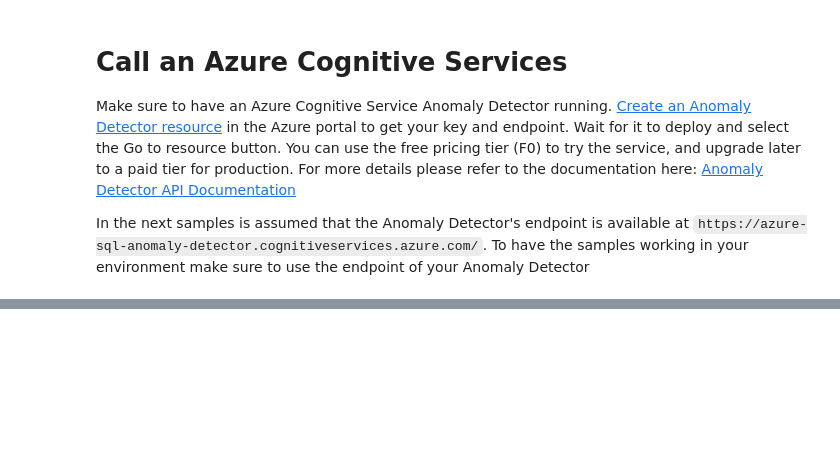
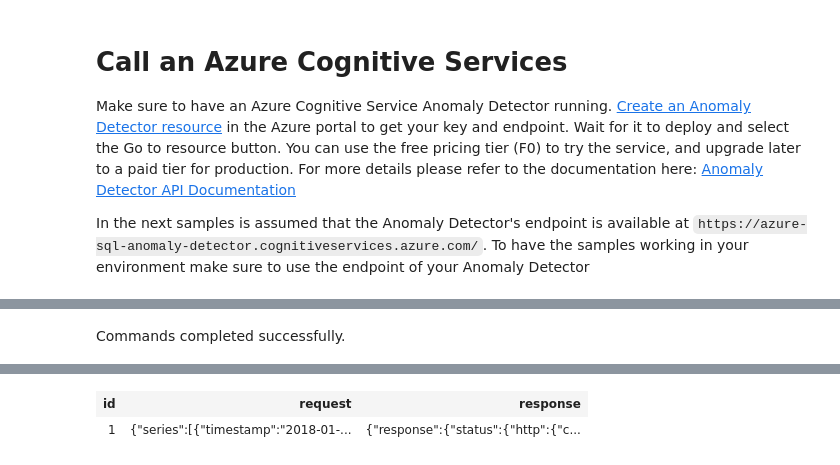
Before and after one commit to Azure-Samples/azure-sql-db-invoke-external-rest-endpoints, a Jupyter notebook: azure-cognitive-services.ipynb, the cells around one changed output, grey strips where cells are left out. Cells and saved outputs as stored; diff of their text form; code cells hidden in the pictures; blank space fills up the shorter version.

```diff
--- a/azure-cognitive-services.ipynb
+++ b/azure-cognitive-services.ipynb
@@ -16,0 +321,14 @@ In the next samples is assumed that the Anomaly Detector's endpoint is availabl
+# %%
+declare @payload nvarchar(max) = (select request from #temp where id = 1);
+declare @ret int, @response nvarchar(max);
+
+exec @ret = sp_invoke_external_rest_endpoint
+	@url = 'https://azure-sql-anomaly-detector.cognitiveservices.azure.com/anomalydetector/v1.0/timeseries/entire/detect',
+	@credential = [https://azure-sql-anomaly-detector.cognitiveservices.azure.com/],
+	@payload = @payload,
+	@response = @response output;
+
+update #temp set response = @response where id = 1;
+select * from #temp where id = 1;
+# %% [output]
+Commands completed successfully.
@@ -16,0 +336,2 @@ In the next samples is assumed that the Anomaly Detector's endpoint is availabl
+| id | request | response |
+| 1 | {"series":[{"timestamp":"2018-01-... | {"response":{"status":{"http":{"c... |
```
Also changed, not shown: parts of 17 cells of this notebook.
